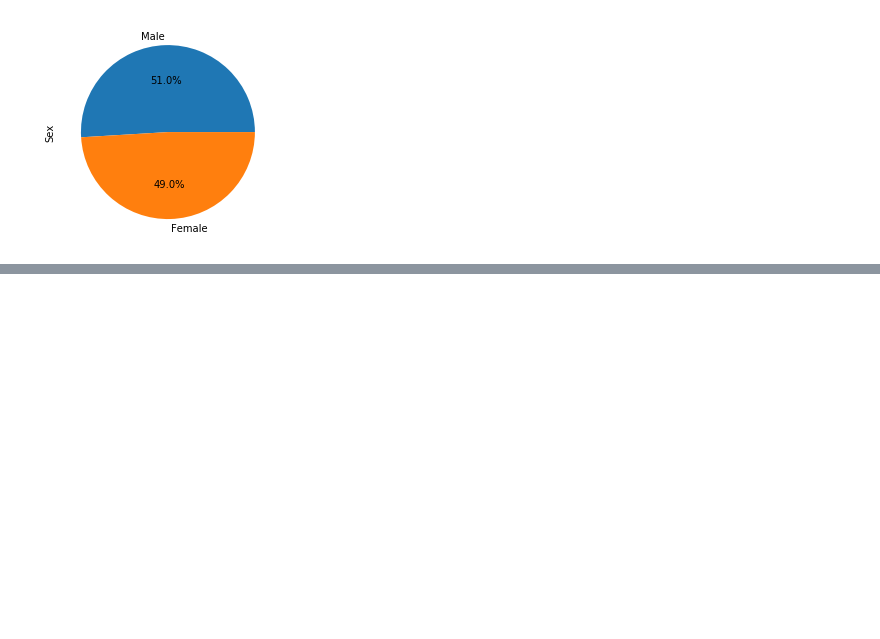
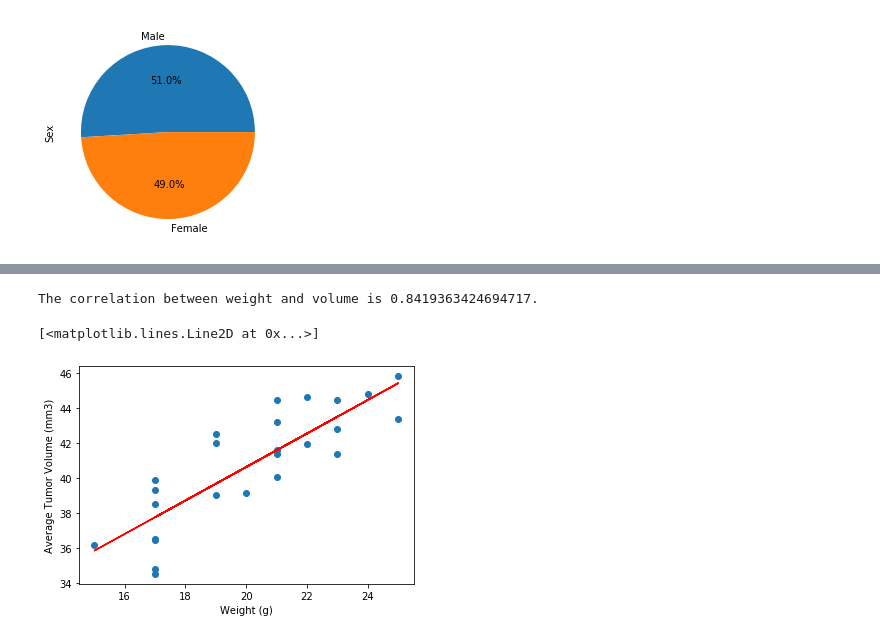
Before and after one commit to kitty-cat-catania/matplotlib-challenge, a Jupyter notebook: main.py.ipynb, the cells around one changed output, grey strips where cells are left out. Cells and saved outputs as stored; diff of their text form; code cells hidden in the pictures; blank space fills up the shorter version.

```diff
--- a/main.py.ipynb
+++ b/main.py.ipynb
@@ -291,0 +520,10 @@ Text(0, 0.5, 'Sex')
+# %%
+print("The correlation between weight and volume is " + str(weightVol_r) + ".")
+plt.scatter(mWeight,mVol)
+plt.xlabel("Weight (g)")
+plt.ylabel("Average Tumor Volume (mm3)")
+plt.plot(mWeight,yVals, color = 'r')
+# %% [output]
+The correlation between weight and volume is 0.8419363424694717.
+[<matplotlib.lines.Line2D at 0x...>]
+[figure, added]
```
Also changed, not shown: parts of 38 cells of this notebook.
